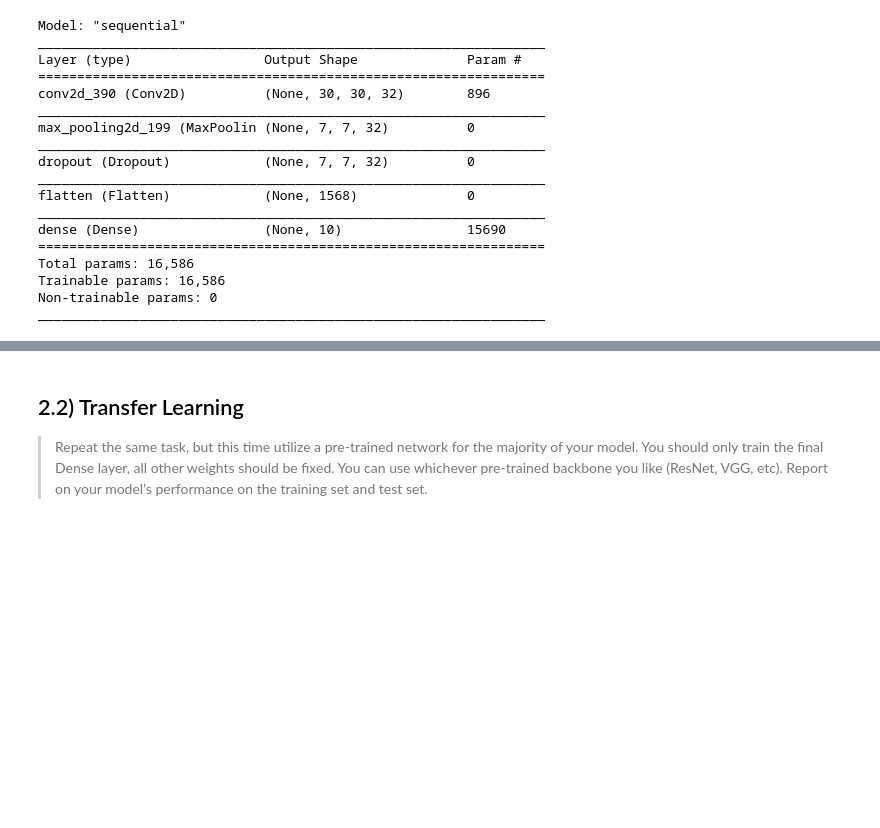
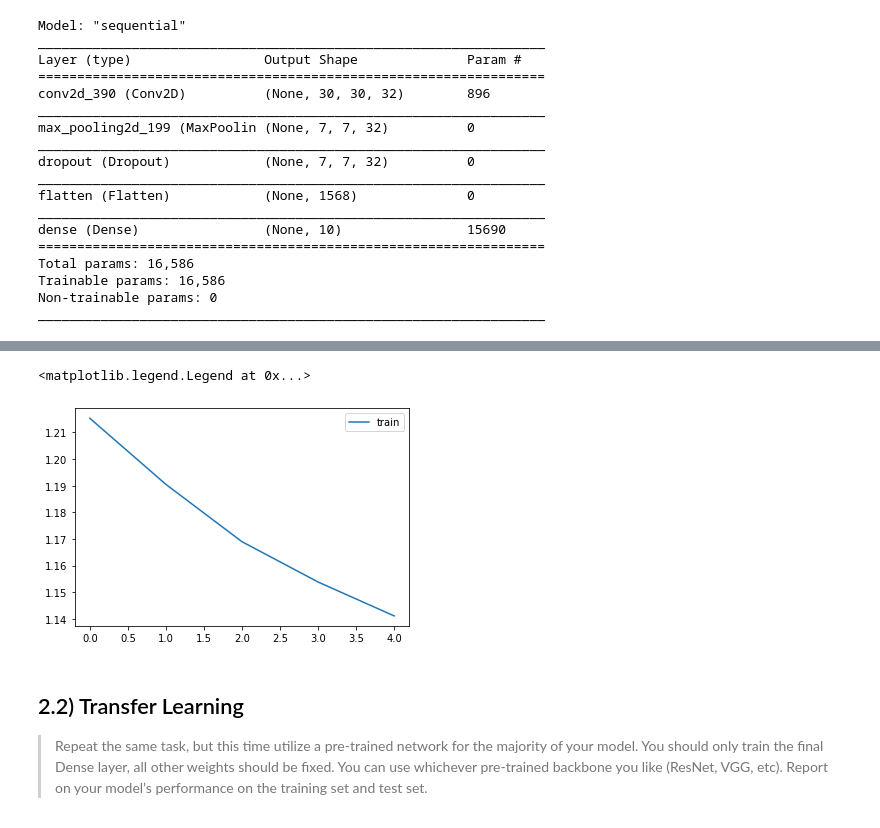
Before and after one commit to ka741/ANLY_590_Assignments, a Jupyter notebook: Assignment3.ipynb, the cells around one changed output, grey strips where cells are left out. Drawn from its saved outputs; the diff is of its cells as text; code cells hidden in the pictures; blank space fills up the shorter version.

```diff
--- a/Assignment3.ipynb
+++ b/Assignment3.ipynb
@@ -237,4 +246,6 @@ Epoch 1/5
 # %%
 plt.plot(results.history["loss"])
-plt.plot(results.history["val_loss"])
 plt.legend(labels=["train", "val"])
+# %% [output]
+<matplotlib.legend.Legend at 0x...>
+[figure, added]
```
Also changed, not shown: parts of 7 cells of this notebook.
